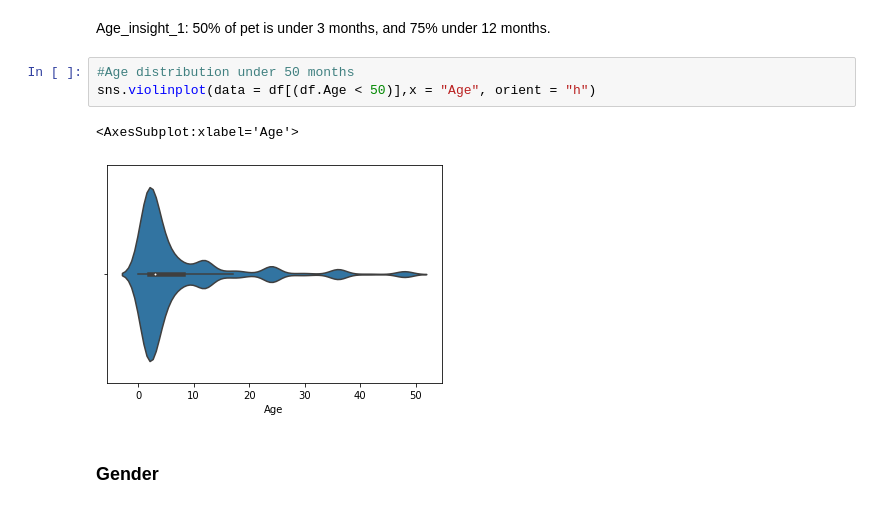
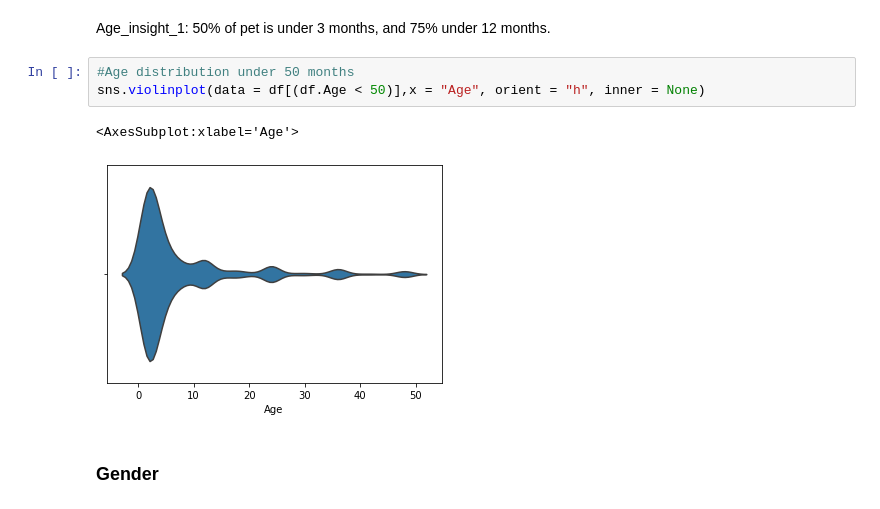
Before and after one commit to naufaldi-fir/adoption-prediction-project, a Jupyter notebook: naufaldi/notebook-naufaldi.ipynb, the cells around one changed output. Cells and saved outputs as stored; diff of their text form.

Commit message:
delete box plot in violin plot

```diff
--- a/naufaldi/notebook-naufaldi.ipynb
+++ b/naufaldi/notebook-naufaldi.ipynb
@@ -87,10 +87,10 @@ Name: Age, dtype: float64
 Age_insight_1: 50% of pet is under 3 months, and 75% under 12 months.
 # %%
 #Age distribution under 50 months
-sns.violinplot(data = df[(df.Age < 50)],x = "Age", orient = "h")
+sns.violinplot(data = df[(df.Age < 50)],x = "Age", orient = "h", inner = None)
 # %% [output]
 <AxesSubplot:xlabel='Age'>
-[figure, old version]
+[figure, new version]
 # %% [markdown]
 ### Gender
 # %%
```
